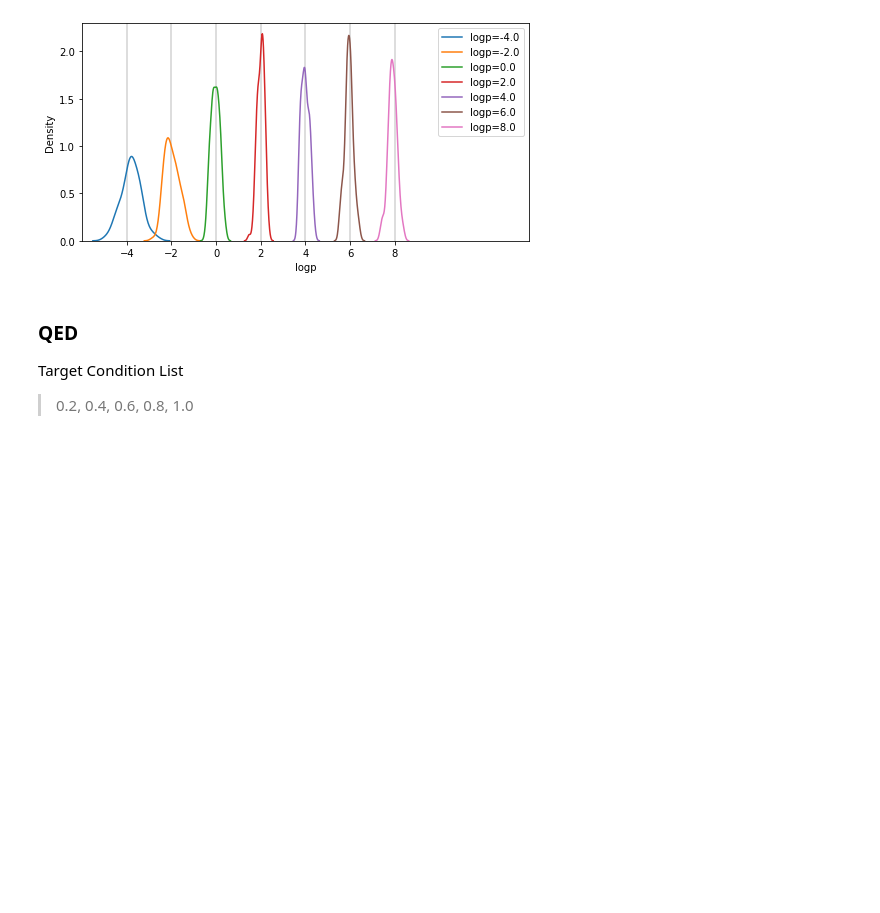
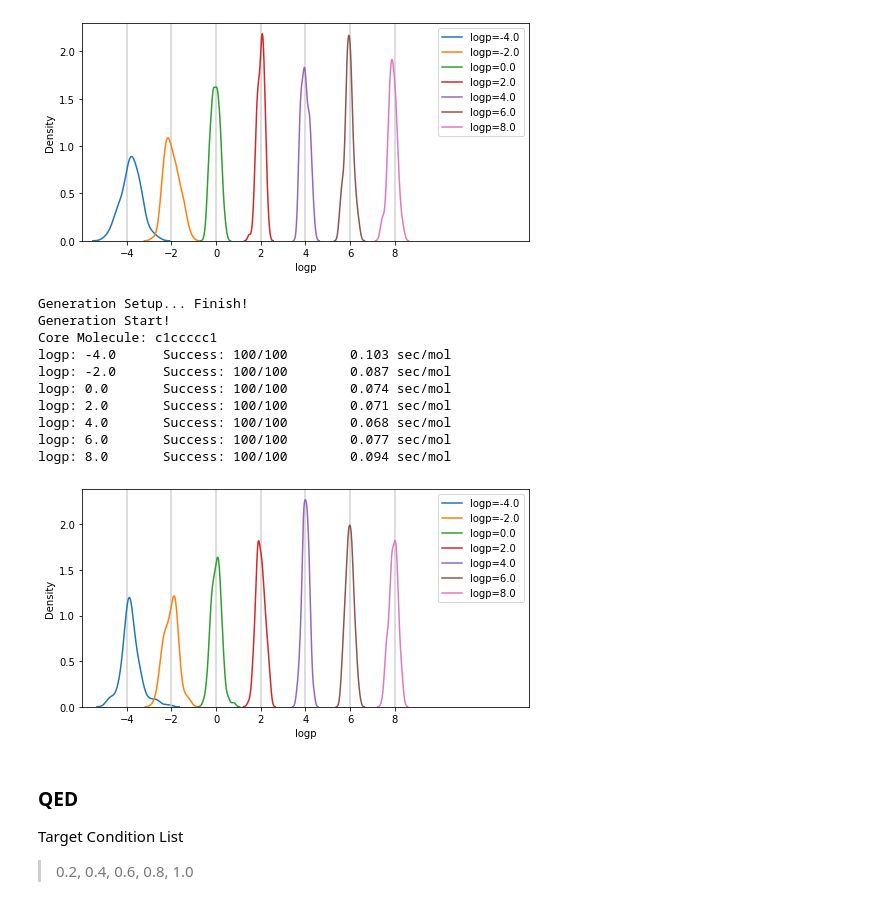
Before and after one commit to SeonghwanSeo/BBAR, a Jupyter notebook: notebook/BBAR_Tutorial.ipynb, the cells around one changed output. Saved outputs shown, nothing was run; the diff lists cells and outputs as text; code cells hidden in the pictures; blank space fills up the shorter version.

```diff
--- a/notebook/BBAR_Tutorial.ipynb
+++ b/notebook/BBAR_Tutorial.ipynb
@@ -393,13 +485,32 @@ Image('./notebook/images/logp.png')
 # %%
 # Generation Setting (LogP)
 scaffold_smiles = 'c1ccccc1'
 property_name = 'logp'
 property_fn = Chem.Descriptors.MolLogP
 num_samples = 100
 target_condition_list = [-4.0, -2.0, 0.0, 2.0, 4.0, 6.0, 8.0]
 
 # Graph Setup
 property_xlim = [-6, 14]
+
+# Generation
+# generation_dict: {target_condition: generated_mol_list}
+generation_dict = run_generation(scaffold_smiles, property_name, target_condition_list, num_samples)
+
+# Plot Distribution
+show_property_distribution(generation_dict, property_name, target_condition_list, property_xlim)
+# %% [output]
+Generation Setup... Finish!
+Generation Start!
+Core Molecule: c1ccccc1
+logp: -4.0      Success: 100/100        0.103 sec/mol
+logp: -2.0      Success: 100/100        0.087 sec/mol
+logp: 0.0       Success: 100/100        0.074 sec/mol
+logp: 2.0       Success: 100/100        0.071 sec/mol
+logp: 4.0       Success: 100/100        0.068 sec/mol
+logp: 6.0       Success: 100/100        0.077 sec/mol
+logp: 8.0       Success: 100/100        0.094 sec/mol
+[figure, added]
 # %% [markdown]
 ### QED
 Target Condition List
```
Also changed, not shown: parts of 23 cells of this notebook.
